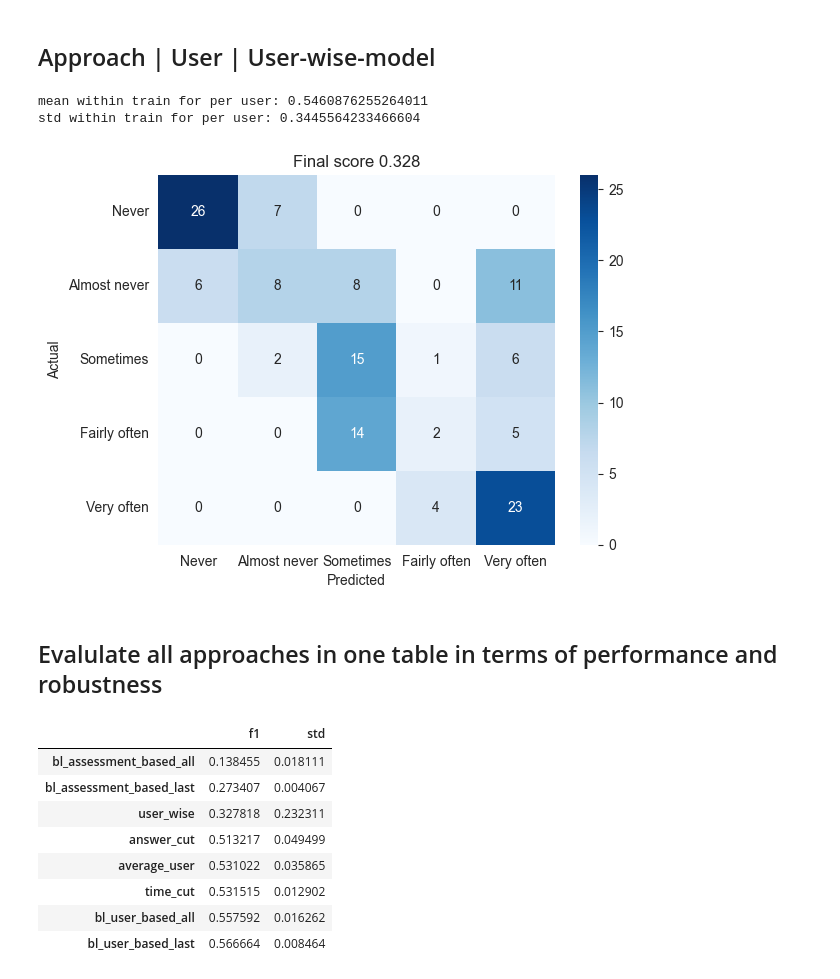
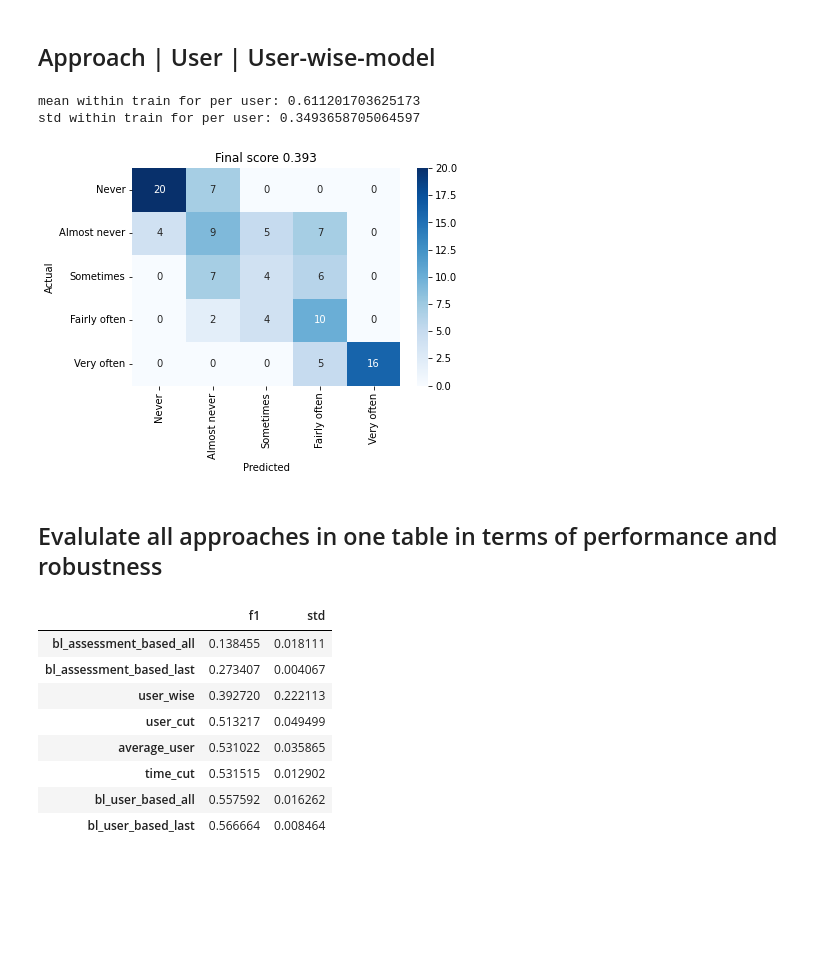
Before and after one commit to joa24jm/UsAs, a Jupyter notebook: src/d02_ml_pipelines/ch_stress.ipynb, the cells around one changed output. Cells and saved outputs as stored; diff of their text form; code cells hidden in the pictures; blank space fills up the shorter version.

```diff
--- a/src/d02_ml_pipelines/ch_stress.ipynb
+++ b/src/d02_ml_pipelines/ch_stress.ipynb
@@ -104,8 +104,7 @@ n_splits = 5
 test_size = 1/n_splits
 
 # preprare results dic
-approaches = ['bl_user_based_last', 'bl_user_based_all', 'bl_assessment_based_last', 'bl_assessment_based_all',
-             'answer_cut', 'time_cut', 'user_wise', 'average_user']
+approaches = helpers.get_approaches()
 results_dic = {approach: {'f1':None, 'std':None} for approach in approaches}
 
 # create a random_state
@@ -271,7 +270,7 @@ y_pred, f1_final = helpers.fit_and_calc_score(model, X_train, X_test, y_train, y
 helpers.visualize_confusion_matrix(y_test, y_pred, mapping, f1_final)
 
 # write to results dict
-approach = 'answer_cut'
+approach = 'user_cut'
 results_dic[approach]['f1'] = f1_final
 results_dic[approach]['std'] = scores.std()
 # %% [output]
@@ -375,7 +374,7 @@ for i, user_df in enumerate(user_dfs):
 
     # create train and test assessments
     # 60 % position idx
-    idx70 = int("{:.0f}".format(user_df.shape[0]*.6))
+    idx70 = int("{:.0f}".format(user_df.shape[0]*.7))
     train_assessments = user_df.iloc[:idx70, :]
     test_assessments  = user_df.iloc[idx70:, :]
     # preare dataset and model
@@ -407,21 +406,21 @@ approach = 'user_wise'
 results_dic[approach]['f1'] = f1_final
 results_dic[approach]['std'] = scores.std()
 # %% [output]
-mean within train for per user: 0.5460876255264011
-std within train for per user: 0.3445564233466604
+mean within train for per user: 0.611201703625173
+std within train for per user: 0.3493658705064597
-[figure, old version]
+[figure, new version]
 # %% [markdown]
 ## Evalulate all approaches in one table in terms of performance and robustness
 # %%
 res_df = pd.DataFrame.from_dict(results_dic, orient="index").sort_values(by='f1')
-res_df.to_csv('../../results/tables/approaches/ch_stress.csv', index_label='approach')
+res_df.to_csv('../../results/tables/approaches/sorted_users/ch_stress.csv', index_label='approach')
 res_df
 # %% [output]
 |  | f1 | std |
 | bl_assessment_based_all | 0.138455 | 0.018111 |
 | bl_assessment_based_last | 0.273407 | 0.004067 |
-| user_wise | 0.327818 | 0.232311 |
-| answer_cut | 0.513217 | 0.049499 |
+| user_wise | 0.392720 | 0.222113 |
+| user_cut | 0.513217 | 0.049499 |
 | average_user | 0.531022 | 0.035865 |
 | time_cut | 0.531515 | 0.012902 |
 | bl_user_based_all | 0.557592 | 0.016262 |
```
Also changed, not shown: parts of 4 cells of this notebook, 6 other files.
